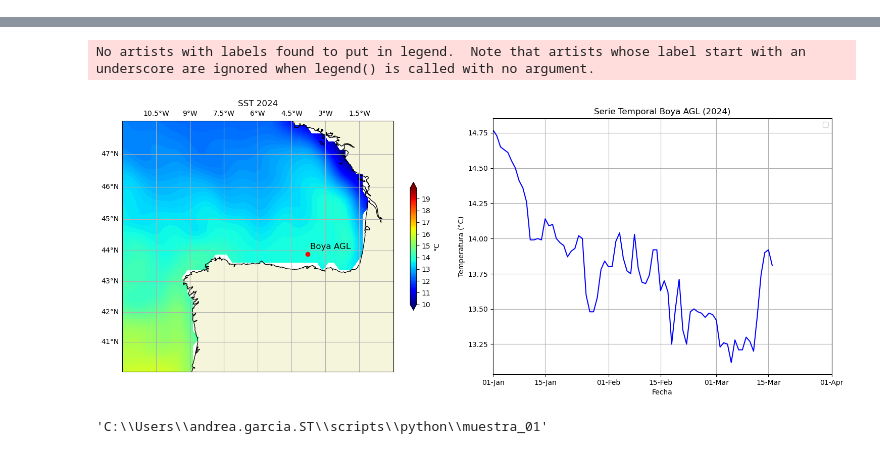
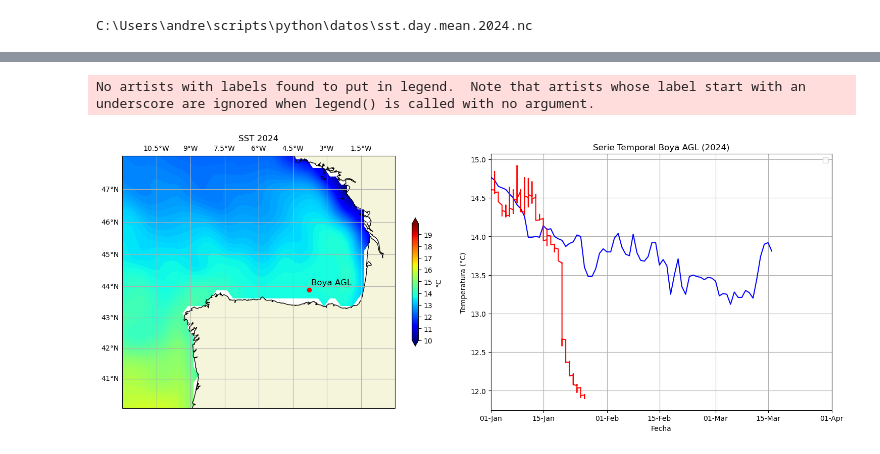
Before and after one commit to AndreaGRegalado/muestra_01, a Jupyter notebook: SST map + graf.ipynb, the cells around one changed output, grey strips where cells are left out. Drawn from its saved outputs; the diff is of its cells as text; code cells hidden in the pictures.

```diff
--- a/SST map + graf.ipynb
+++ b/SST map + graf.ipynb
@@ -22,6 +15,23 @@ C:\Users\andre\Desktop\Muestra_4abril-master\sst.day.mean.2024.nc
+# %%
+directorio_actual = os.getcwd()
+
+datos_sat = "datos\sst.day.mean.2024.nc"
+
+# Crea la ruta al directorio padre (una carpeta atrás)
+directorio_padre = os.path.abspath(os.path.join(directorio_actual, os.pardir))
+ruta_archivo = os.path.join(directorio_padre,datos_sat)
+
+# Datos simulados de boya
+datos_boya = r'C:\Users\andre\Desktop\transformado.xlsx'
+
+print(ruta_archivo)
+# %% [output]
+C:\Users\andre\scripts\python\datos\sst.day.mean.2024.nc
 # %%
 # Abre el archivo NetCDF con xarray
 ds = xr.open_dataset(ruta_archivo, decode_cf=False)
+#Abre el archivo simulado de datos boya en Excel
+df = pd.read_excel(datos_boya)
 # %%
 # Calcula la media de la SST a lo largo del tiempo
 sst_mean = ds.sst.mean(dim='time')
@@ -102,37 +112,37 @@ ax1.text(boya_AGL[0] + 0.1, boya_AGL[1] + 0.15,
 lon_min, lon_max = -12, 0
 lat_min, lat_max = 40, 48
 
 # Establece los límites de la región en los ejes
 ax1.set_extent((lon_min, lon_max, lat_min, lat_max))
 ax1.set_title("SST 2024")
 
 # Subgráfico 2: Línea temporal. Pasar primero lon y luego lat. Como los datos de lon tiene rango de 0-360,
 #hay que  pasarle % 360, le suma 360 grados repetidamente hasta que la longitud sea positiva y esté en el rango de 0 a 360 grados. Si ya es +, no hace nada
 #ax2.plot(ds.time(), ds.sst.sel(lon = -3.78 % 360, lat = 43.89, method='nearest'), color='blue')
 #fechas_dia_mes = ds.time.dt.strftime('%d-%m-%Y')
 ax2.plot(ds.time, ds.sst.sel(lon = -3.78 % 360, lat = 43.89, method='nearest'), color='blue')
 ax2.set_xlabel('Fecha')
 myFmt = mdates.DateFormatter('%d-%b')
 ax2.xaxis.set_major_formatter(myFmt)
 
 # Establecer los límites del eje x
 inicio = datetime.datetime(2024, 1, 1)
 fin = datetime.datetime(2024, 4, 1)
 ax2.set_xlim([inicio, fin])
 
 ax2.set_ylabel('Temperatura (°C)')
-ax2.legend()
+
 ax2.set_title('Serie Temporal Boya AGL (2024)')
 ax2.grid()
+
+# Pinta datos_boya con variación horaria
+ax2.plot(df.Time, df.WaterTemperature, color='red')
+
+ax2.legend()
 
 # Ajustar diseño y mostrar el gráfico
 plt.tight_layout()
 plt.show()
 # %% [output]
 No artists with labels found to put in legend.  Note that artists whose label start with an underscore are ignored when legend() is called with no argument.
-[figure, old version]
+[figure, new version]
-# %%
-import os
-os.getcwd()
-# %% [output]
-'C:\\Users\\andrea.garcia.ST\\scripts\\python\\muestra_01'
```
Also changed, not shown: parts of 6 cells of this notebook, 1 other file.
